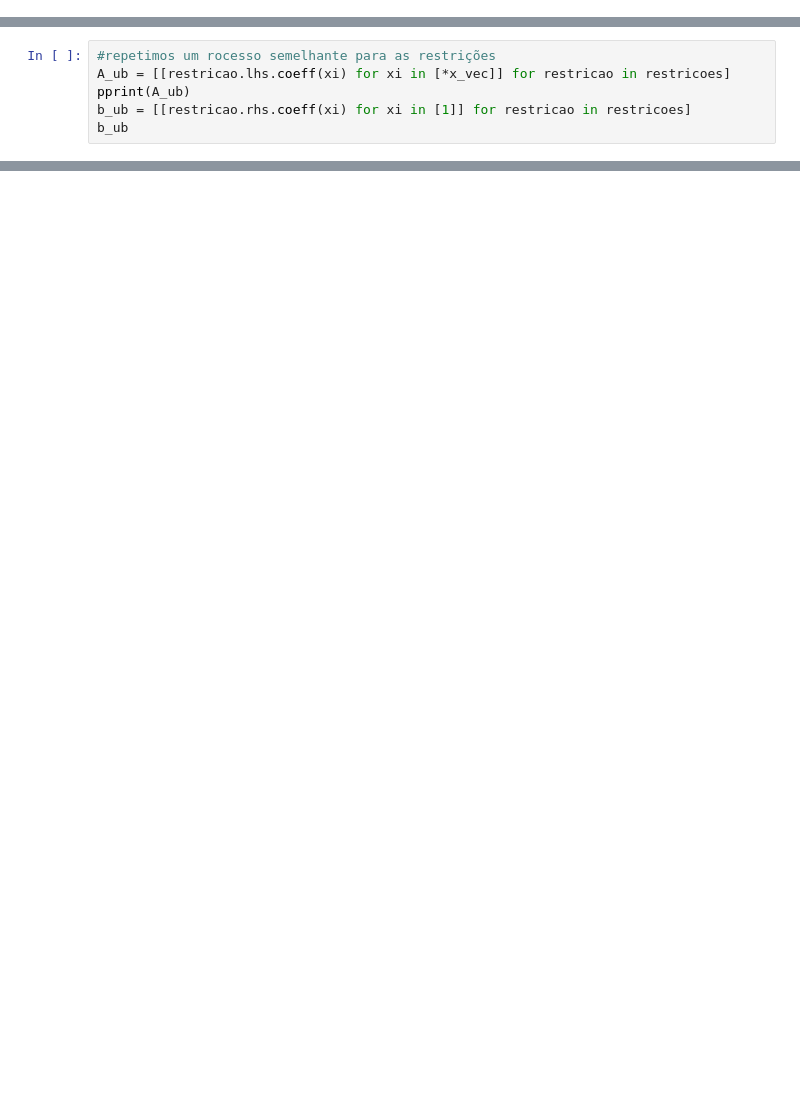
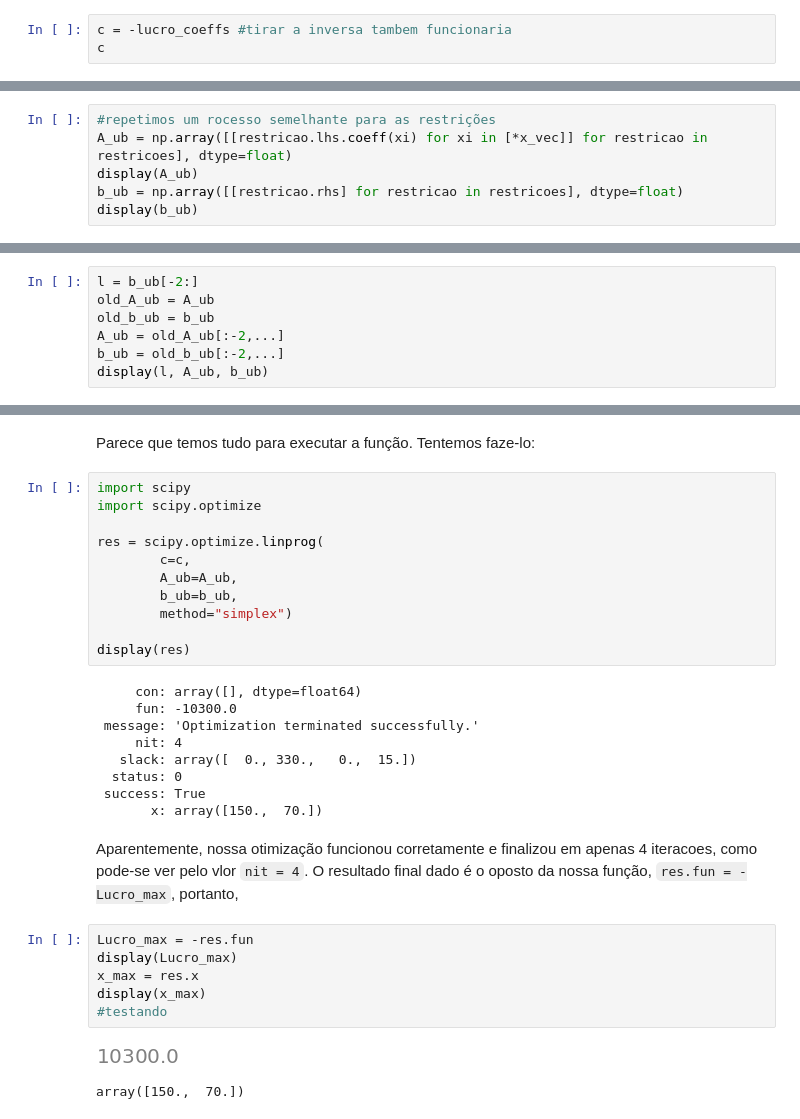
Before and after one commit to artpeixoto/Projeto-SAD, a Jupyter notebook: Projeto SAD.ipynb, the cells around one changed output, grey strips where cells are left out. Cells and saved outputs as stored; diff of their text form; blank space fills up the shorter version.

Commit message:
finalizei o projeto. Talvez algumas melhorias menores sejam necessarias

```diff
--- a/Projeto SAD.ipynb
+++ b/Projeto SAD.ipynb
@@ -79,0 +107,3 @@ c
+# %%
+c = -lucro_coeffs #tirar a inversa tambem funcionaria
+c
@@ -80,7 +112,7 @@ c
 # %%
 #repetimos um rocesso semelhante para as restrições
-A_ub = [[restricao.lhs.coeff(xi) for xi in [*x_vec]] for restricao in restricoes]
-pprint(A_ub)
-b_ub = [[restricao.rhs.coeff(xi) for xi in [1]] for restricao in restricoes]
-b_ub
+A_ub = np.array([[restricao.lhs.coeff(xi) for xi in [*x_vec]] for restricao in restricoes], dtype=float)
+display(A_ub)
+b_ub = np.array([[restricao.rhs] for restricao in restricoes], dtype=float)
+display(b_ub)
 # %% [output]
@@ -92,0 +133,7 @@ NameError: name 'rhs' is not defined
+# %%
+l = b_ub[-2:]
+old_A_ub = A_ub
+old_b_ub = b_ub
+A_ub = old_A_ub[:-2,...]
+b_ub = old_b_ub[:-2,...]
+display(l, A_ub, b_ub)
@@ -92,0 +151,34 @@ NameError: name 'rhs' is not defined
+# %% [markdown]
+Parece que temos tudo para executar a função.
+Tentemos faze-lo:
+# %%
+import scipy
+import scipy.optimize
+
+res = scipy.optimize.linprog(
+        c=c,
+        A_ub=A_ub,
+        b_ub=b_ub,
+        method="simplex")
+
+display(res)
+# %% [output]
+     con: array([], dtype=float64)
+     fun: -10300.0
+ message: 'Optimization terminated successfully.'
+     nit: 4
+   slack: array([  0., 330.,   0.,  15.])
+  status: 0
+ success: True
+       x: array([150.,  70.])
+# %% [markdown]
+Aparentemente, nossa otimização funcionou corretamente e finalizou em apenas 4 iteracoes, como pode-se ver pelo vlor `nit = 4`. O resultado final dado é o oposto da nossa função, `res.fun = -Lucro_max`, portanto,
+# %%
+Lucro_max = -res.fun
+display(Lucro_max)
+x_max = res.x
+display(x_max)
+#testando
+# %% [output]
+[figure, added]
+array([150.,  70.])
```
Also changed, not shown: parts of 34 cells of this notebook.
